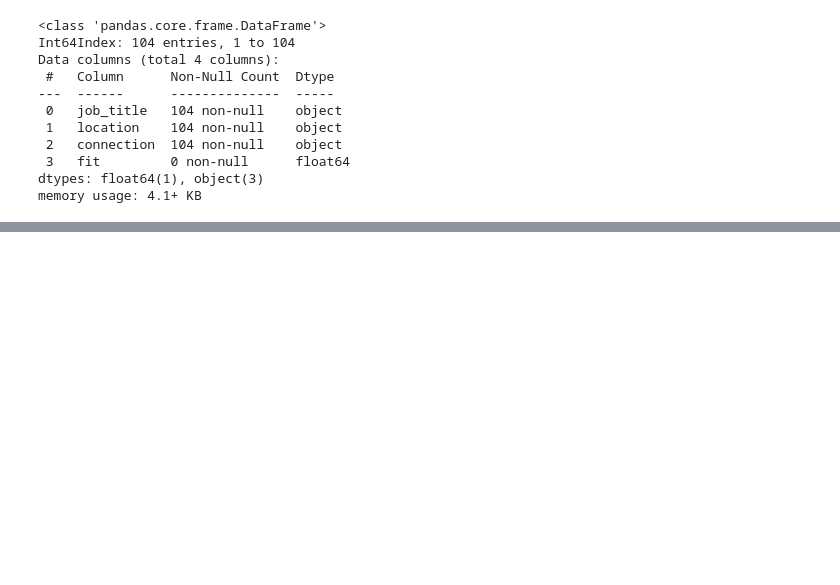
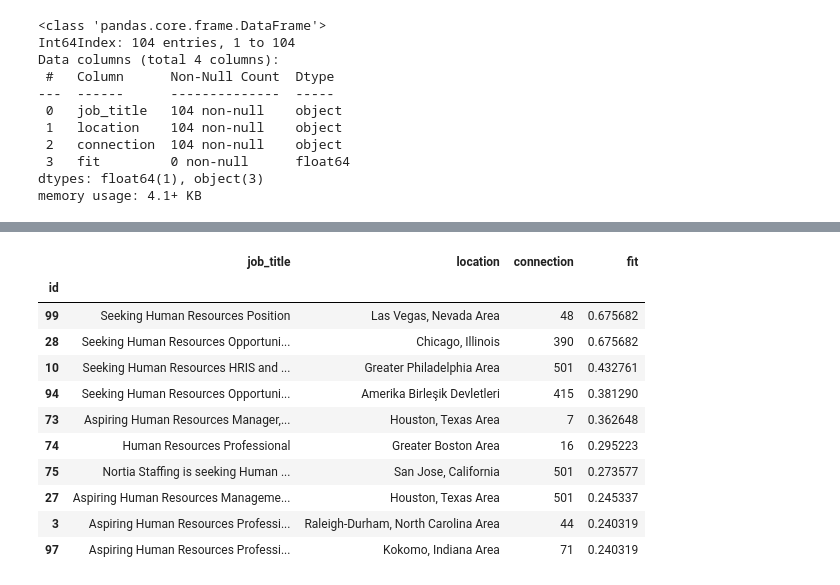
Before and after one commit to kre8tions/Apziva, a Jupyter notebook: tirMlkapx4XpMRlG/tirMlkapx4XpMRlG.ipynb, the cells around one changed output, grey strips where cells are left out. Drawn from its saved outputs; the diff is of its cells as text; code cells hidden in the pictures; blank space fills up the shorter version.

```diff
--- a/tirMlkapx4XpMRlG/tirMlkapx4XpMRlG.ipynb
+++ b/tirMlkapx4XpMRlG/tirMlkapx4XpMRlG.ipynb
@@ -179,0 +214,15 @@ def best_worst(n, by, ascending = False, min_bud = 0, min_votes = 0):
+# %%
+top_candidates(n = 10, by = 'fit', ascending = False, min_con = 0)
+# %% [output]
+|  | job_title | location | connection | fit |
+| id |  |  |  |  |
+| 99 | Seeking Human Resources Position | Las Vegas, Nevada Area | 48 | 0.675682 |
+| 28 | Seeking Human Resources Opportuni... | Chicago, Illinois | 390 | 0.675682 |
+| 10 | Seeking Human Resources HRIS and ... | Greater Philadelphia Area | 501 | 0.432761 |
+| 94 | Seeking Human Resources Opportuni... | Amerika Birleşik Devletleri | 415 | 0.381290 |
+| 73 | Aspiring Human Resources Manager,... | Houston, Texas Area | 7 | 0.362648 |
+| 74 | Human Resources Professional | Greater Boston Area | 16 | 0.295223 |
+| 75 | Nortia Staffing is seeking Human ... | San Jose, California | 501 | 0.273577 |
+| 27 | Aspiring Human Resources Manageme... | Houston, Texas Area | 501 | 0.245337 |
+| 3 | Aspiring Human Resources Professi... | Raleigh-Durham, North Carolina Area | 44 | 0.240319 |
+| 97 | Aspiring Human Resources Professi... | Kokomo, Indiana Area | 71 | 0.240319 |
```
Also changed, not shown: parts of 25 cells of this notebook.
